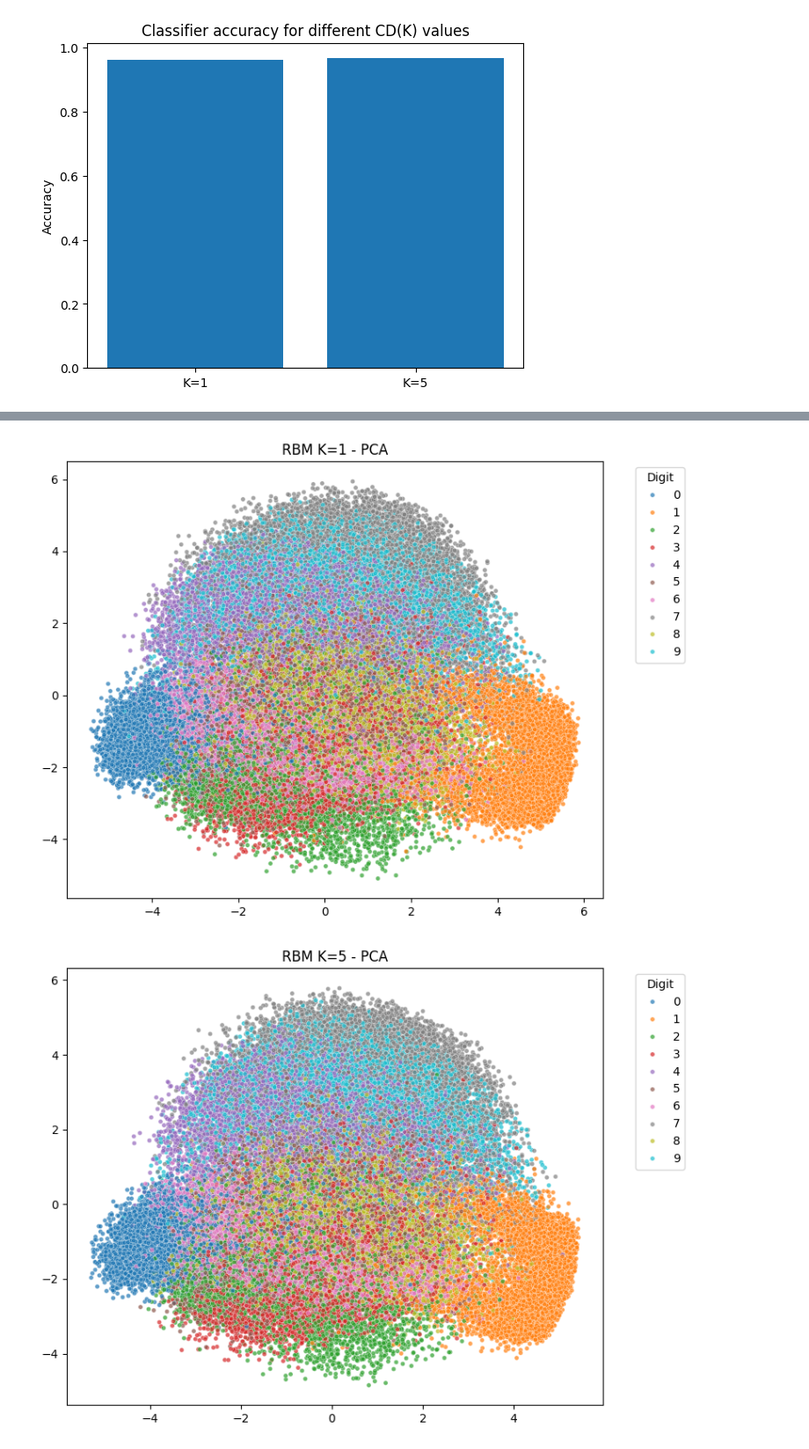
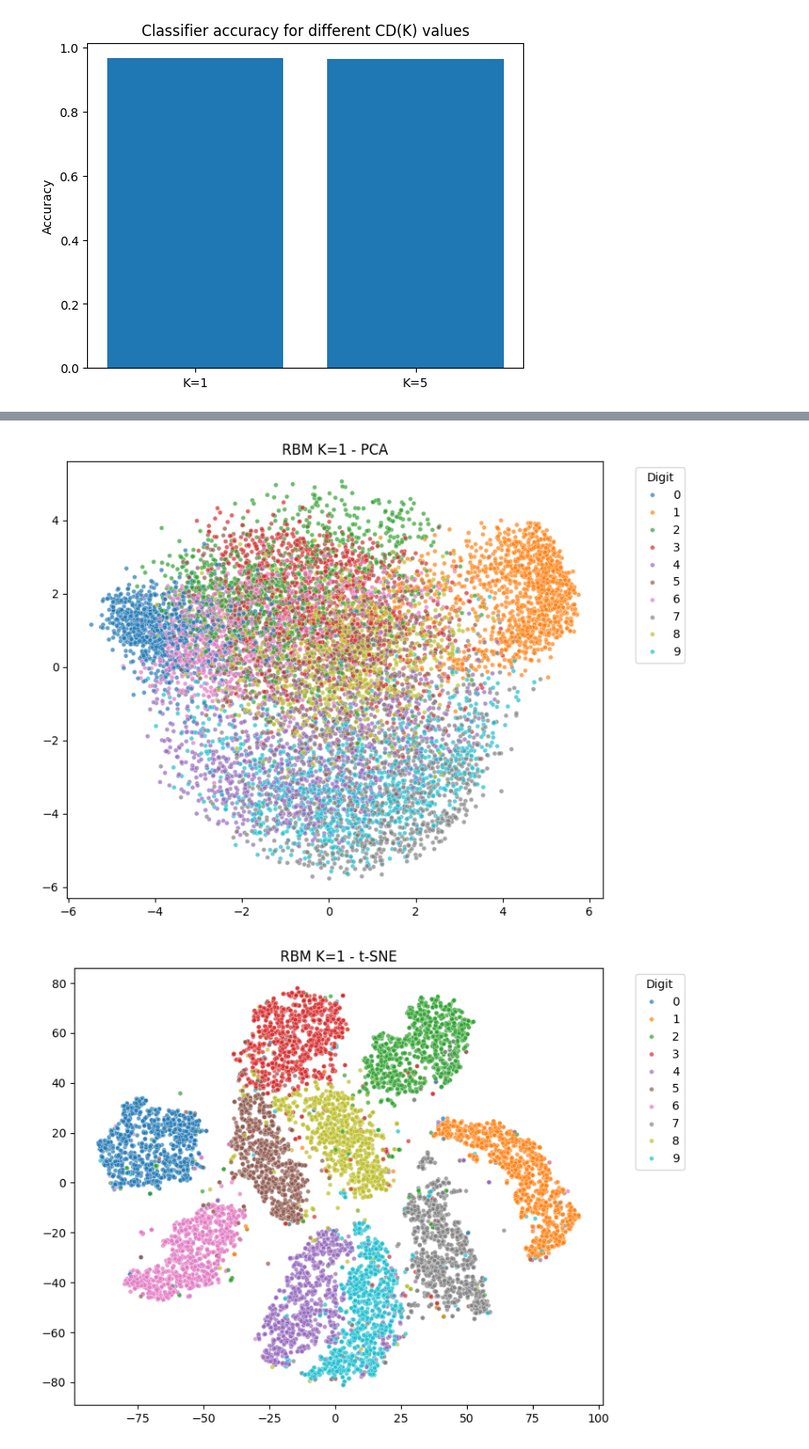
Before and after one commit to andr3w1699/Intelligent_System_for_Pattern_Recognition, a Jupyter notebook: SecondAssignement.ipynb, the cells around one changed output, grey strips where cells are left out. Shown at 88% size. Drawn from its saved outputs; the diff is of its cells as text; code cells hidden in the pictures.

```diff
--- a/SecondAssignement.ipynb
+++ b/SecondAssignement.ipynb
@@ -345,27 +393,27 @@ plt.show()
 # %%
 def plot_embedding(X, y, method='pca', title=''):
     if method == 'pca':
         reducer = PCA(n_components=2)
     elif method == 'tsne':
         reducer = TSNE(n_components=2, perplexity=30, learning_rate=200, random_state=42)
     else:
         raise ValueError("Method must be 'pca' or 'tsne'")
 
     X_embedded = reducer.fit_transform(X)
 
     plt.figure(figsize=(8, 6))
     sns.scatterplot(x=X_embedded[:, 0], y=X_embedded[:, 1], hue=y, palette="tab10", s=15, alpha=0.7)
     plt.title(title)
     plt.legend(title='Digit', bbox_to_anchor=(1.05, 1), loc='upper left')
     plt.tight_layout()
     plt.show()
 
 
-plot_embedding(X_train_k1, y_train_k1, method='pca', title='RBM K=1 - PCA')
-# plot_embedding(X_train_k1, y_train, method='tsne', title='RBM K=1 - t-SNE')
+plot_embedding(X_test_k1, y_test_k1, method='pca', title='RBM K=1 - PCA')
+plot_embedding(X_test_k1, y_test_k1, method='tsne', title='RBM K=1 - t-SNE')
 
-plot_embedding(X_train_k5, y_train_k5, method='pca', title='RBM K=5 - PCA')
-# plot_embedding(X_train_k5, y_train, method='tsne', title='RBM K=5 - t-SNE')
+plot_embedding(X_test_k5, y_test_k5, method='pca', title='RBM K=5 - PCA')
+plot_embedding(X_test_k5, y_test_k5, method='tsne', title='RBM K=5 - t-SNE')
 # %% [output]
-[figure, old version]
+[figure, new version]
-[figure, old version]
+[figure, new version]
```
Also changed, not shown: parts of 9 cells of this notebook.
